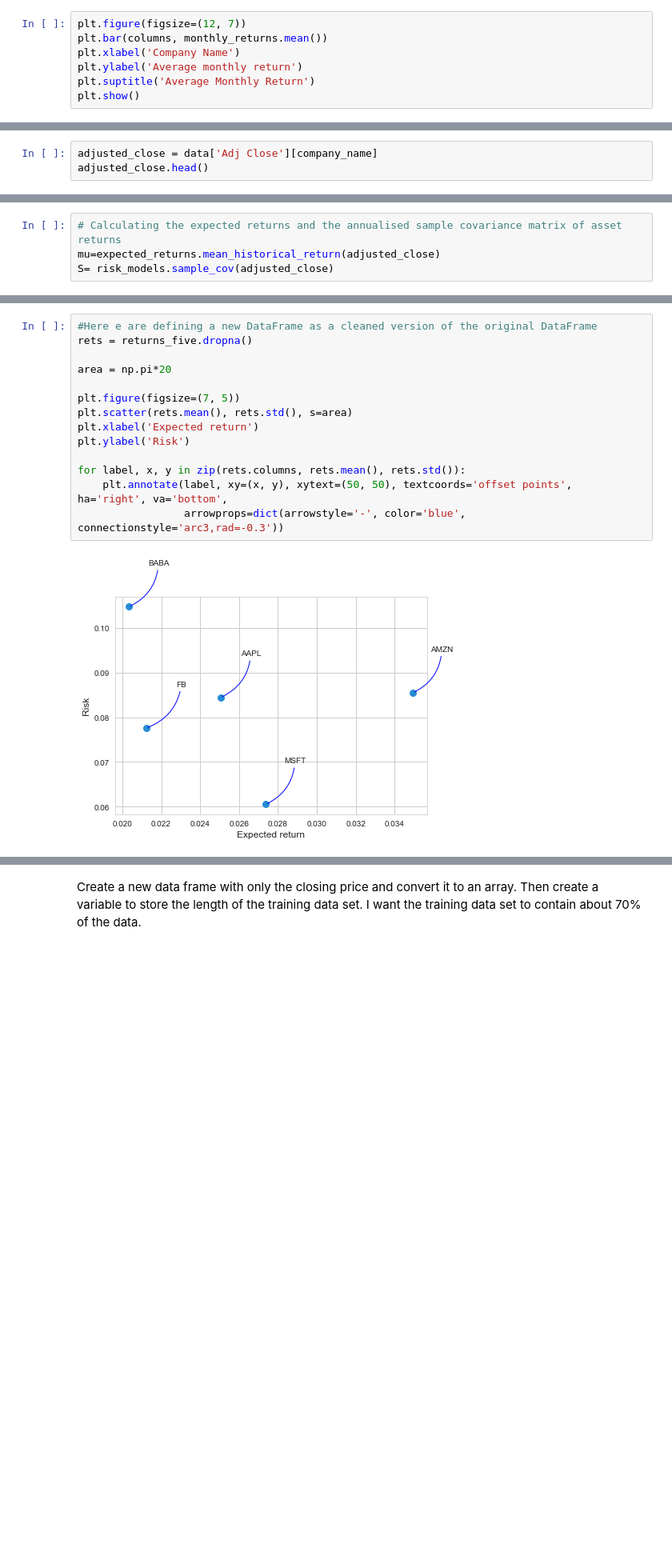
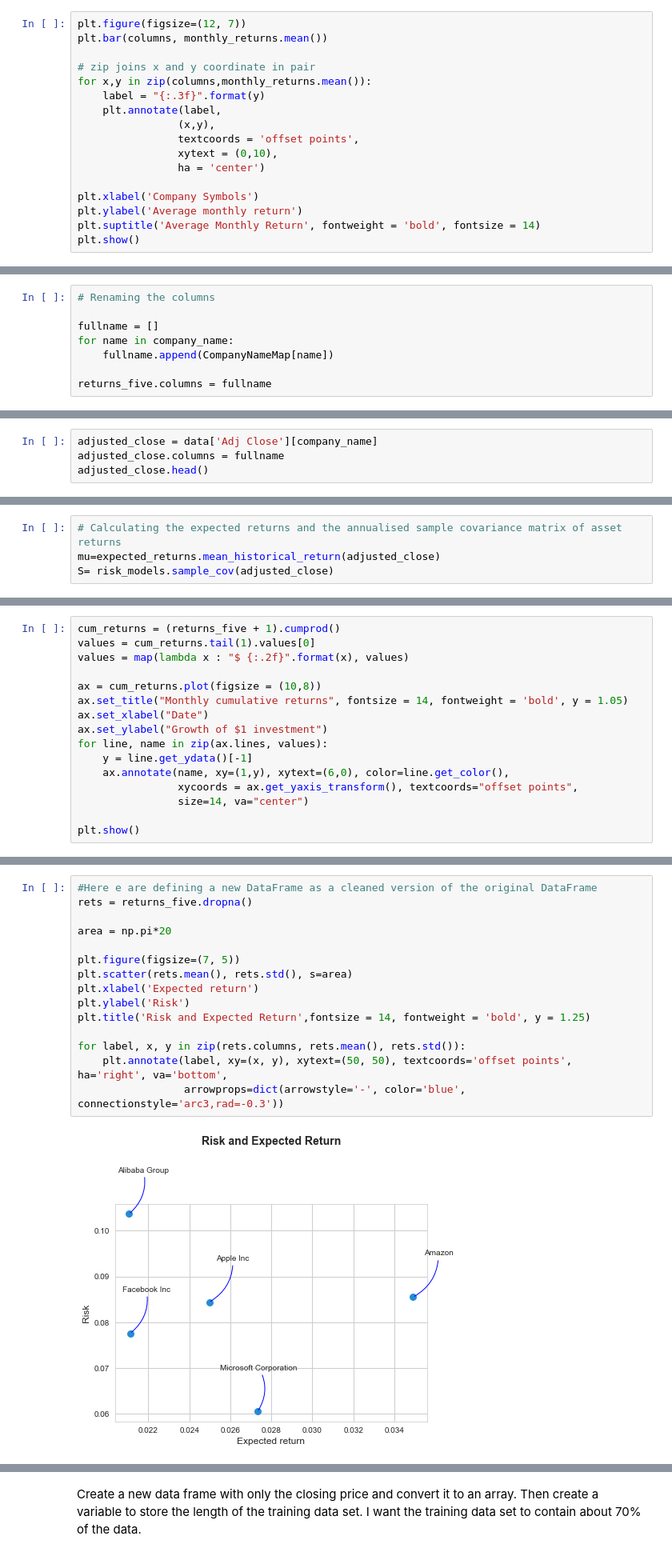
Before and after one commit to RITISHKARKIUNH/stockanalysis, a Jupyter notebook: Stock_Analysis.ipynb, the cells around one changed output, grey strips where cells are left out. Shown at 80% size. Cells and saved outputs as stored; diff of their text form; blank space fills up the shorter version.

```diff
--- a/Stock_Analysis.ipynb
+++ b/Stock_Analysis.ipynb
@@ -173,8 +202,18 @@ fig.tight_layout(pad=3.0)
 # %%
 plt.figure(figsize=(12, 7))
 plt.bar(columns, monthly_returns.mean())
-plt.xlabel('Company Name')
+
+# zip joins x and y coordinate in pair
+for x,y in zip(columns,monthly_returns.mean()):
+    label = "{:.3f}".format(y)
+    plt.annotate(label,
+                (x,y),
+                textcoords = 'offset points',
+                xytext = (0,10),
+                ha = 'center')
+
+plt.xlabel('Company Symbols')
 plt.ylabel('Average monthly return')
-plt.suptitle('Average Monthly Return')
+plt.suptitle('Average Monthly Return', fontweight = 'bold', fontsize = 14)
 plt.show()
 # %% [output]
@@ -318,3 +378,11 @@ sns.jointplot('AMZN', 'MSFT', returns_five, kind='scatter', color = "blue")
 # %% [markdown]
 So now we can see that if two stocks are perfectly (and positivley) correlated with each other a linear relationship bewteen its daily return values should occur.
+# %%
+# Renaming the columns
+
+fullname = []
+for name in company_name:
+    fullname.append(CompanyNameMap[name])
+
+returns_five.columns = fullname
 # %%
@@ -334,5 +406,6 @@ sns.heatmap(returns_five.corr(), annot=True, cmap="YlGnBu")
 5. Portfoilo optimization using Efficient Frontier?
 # %%
 adjusted_close = data['Adj Close'][company_name]
+adjusted_close.columns = fullname
 adjusted_close.head()
 # %% [output]
@@ -569,0 +636,16 @@ plt.show()
+# %%
+cum_returns = (returns_five + 1).cumprod()
+values = cum_returns.tail(1).values[0]
+values = map(lambda x : "$ {:.2f}".format(x), values)
+
+ax = cum_returns.plot(figsize = (10,8))
+ax.set_title("Monthly cumulative returns", fontsize = 14, fontweight = 'bold', y = 1.05)
+ax.set_xlabel("Date")
+ax.set_ylabel("Growth of $1 investment")
+for line, name in zip(ax.lines, values):
+    y = line.get_ydata()[-1]
+    ax.annotate(name, xy=(1,y), xytext=(6,0), color=line.get_color(),
+                xycoords = ax.get_yaxis_transform(), textcoords="offset points",
+                size=14, va="center")
+
+plt.show()
@@ -570,17 +654,18 @@ plt.show()
 # %%
 #Here e are defining a new DataFrame as a cleaned version of the original DataFrame
 rets = returns_five.dropna()
 
 area = np.pi*20
 
 plt.figure(figsize=(7, 5))
 plt.scatter(rets.mean(), rets.std(), s=area)
 plt.xlabel('Expected return')
 plt.ylabel('Risk')
+plt.title('Risk and Expected Return',fontsize = 14, fontweight = 'bold', y = 1.25)
 
 for label, x, y in zip(rets.columns, rets.mean(), rets.std()):
     plt.annotate(label, xy=(x, y), xytext=(50, 50), textcoords='offset points', ha='right', va='bottom',
                  arrowprops=dict(arrowstyle='-', color='blue', connectionstyle='arc3,rad=-0.3'))
 # %% [output]
-[figure, old version]
+[figure, new version]
 # %% [markdown]
```
Also changed, not shown: parts of 58 cells of this notebook.
